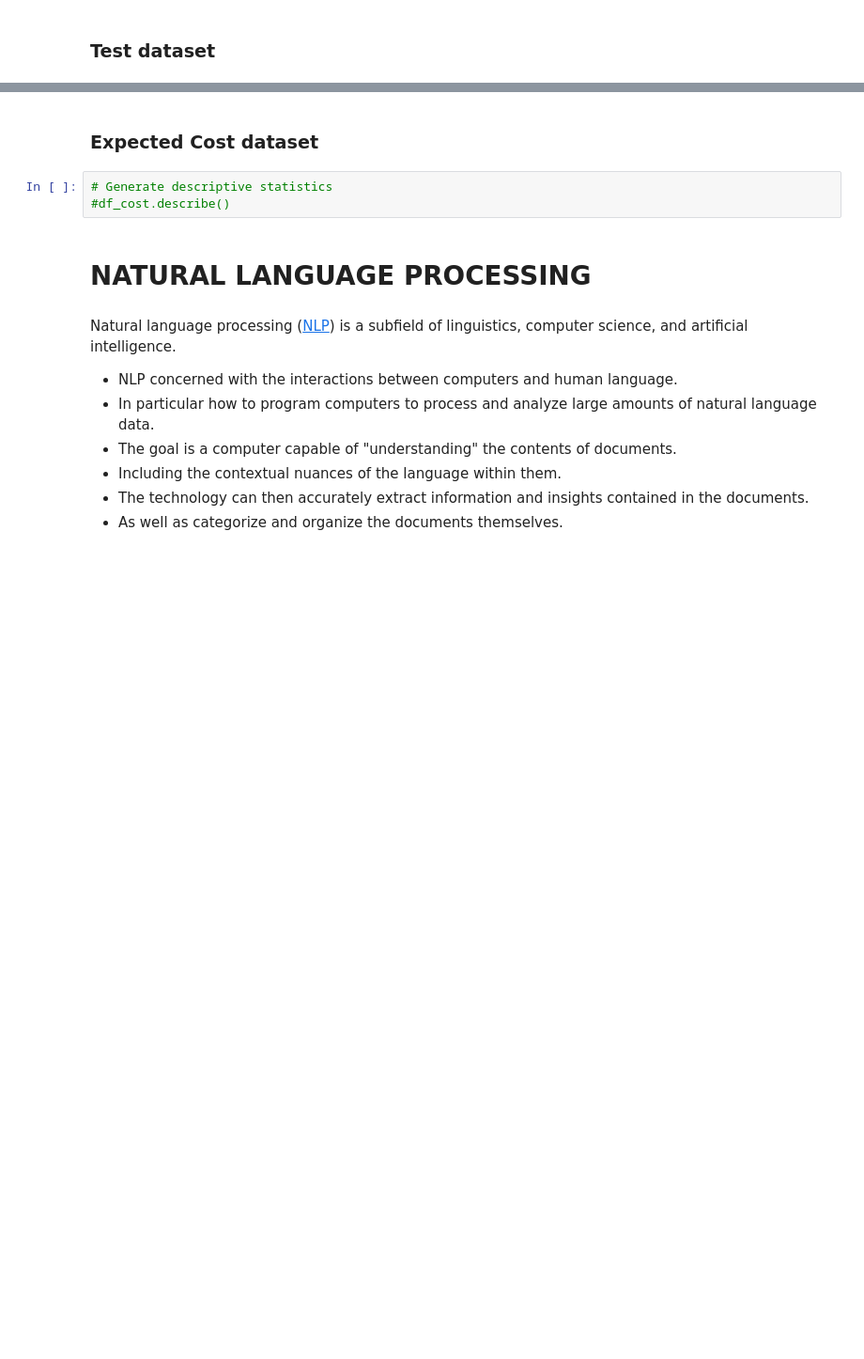
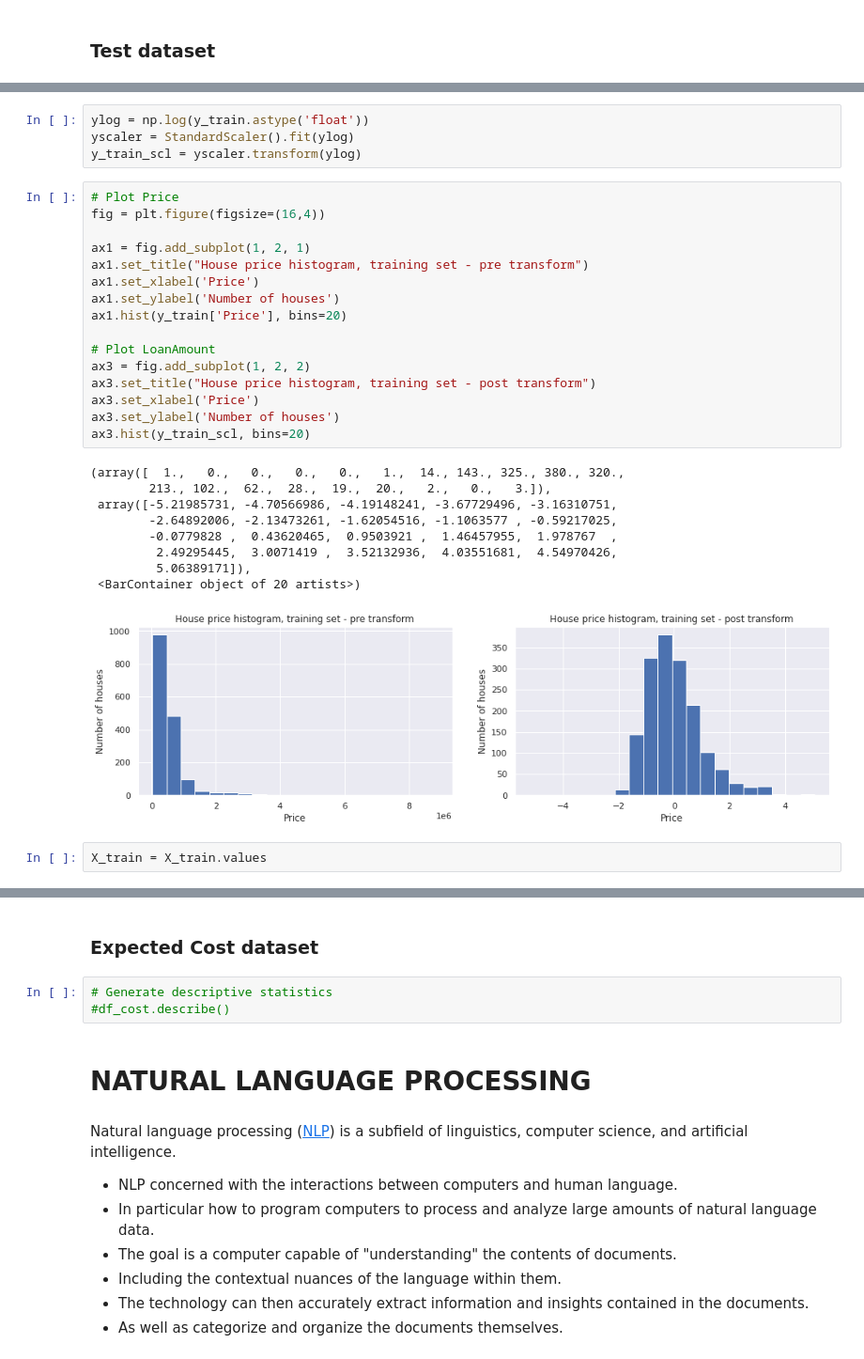
Before and after one commit to jimgibb/ET5003_SEM1_2021-2, a Jupyter notebook: Week-5/ET5003_KaggleCompetition.ipynb, the cells around one changed output, grey strips where cells are left out. Shown at 94% size. Saved outputs shown, nothing was run; the diff lists cells and outputs as text; blank space fills up the shorter version.

```diff
--- a/Week-5/ET5003_KaggleCompetition.ipynb
+++ b/Week-5/ET5003_KaggleCompetition.ipynb
@@ -422,0 +665,32 @@ NameError: name 'df_test' is not defined
+# %%
+ylog = np.log(y_train.astype('float'))
+yscaler = StandardScaler().fit(ylog)
+y_train_scl = yscaler.transform(ylog)
+# %%
+# Plot Price
+fig = plt.figure(figsize=(16,4))
+
+ax1 = fig.add_subplot(1, 2, 1)
+ax1.set_title("House price histogram, training set - pre transform")
+ax1.set_xlabel('Price')
+ax1.set_ylabel('Number of houses')
+ax1.hist(y_train['Price'], bins=20)
+
+# Plot LoanAmount
+ax3 = fig.add_subplot(1, 2, 2)
+ax3.set_title("House price histogram, training set - post transform")
+ax3.set_xlabel('Price')
+ax3.set_ylabel('Number of houses')
+ax3.hist(y_train_scl, bins=20)
+# %% [output]
+(array([  1.,   0.,   0.,   0.,   0.,   1.,  14., 143., 325., 380., 320.,
+        213., 102.,  62.,  28.,  19.,  20.,   2.,   0.,   3.]),
+ array([-5.21985731, -4.70566986, -4.19148241, -3.67729496, -3.16310751,
+        -2.64892006, -2.13473261, -1.62054516, -1.1063577 , -0.59217025,
+        -0.0779828 ,  0.43620465,  0.9503921 ,  1.46457955,  1.978767  ,
+         2.49295445,  3.0071419 ,  3.52132936,  4.03551681,  4.54970426,
+         5.06389171]),
+ <BarContainer object of 20 artists>)
+[figure, added]
+# %%
+X_train = X_train.values
```
Also changed, not shown: parts of 51 cells of this notebook.
